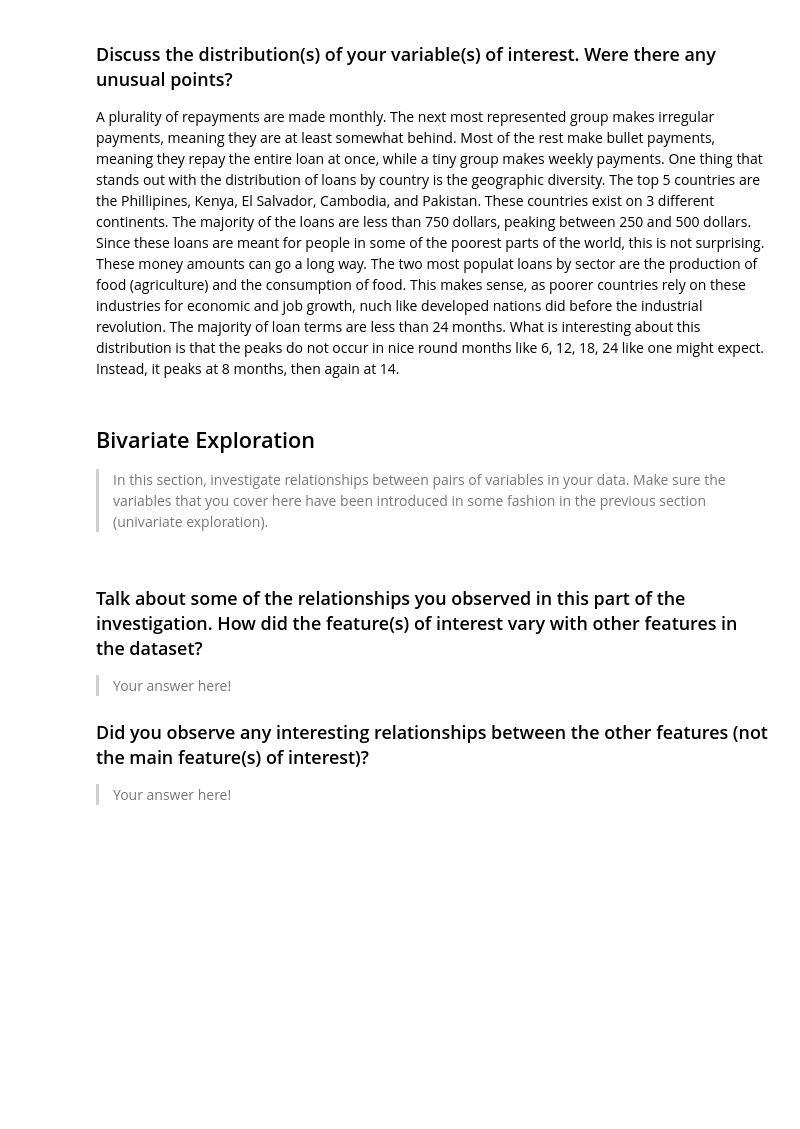
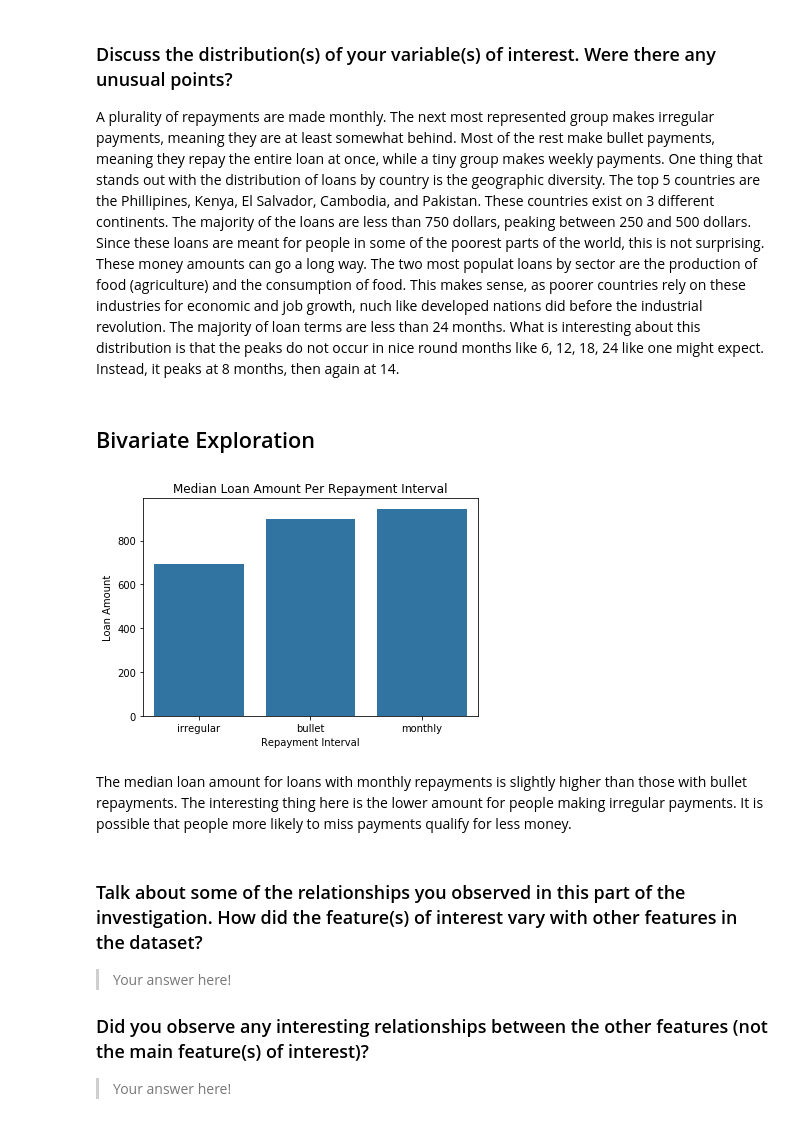
Before and after one commit to ChristopherSJames/kiva_repayment_analysis, a Jupyter notebook: kiva_repayment_analysis.ipynb, the cells around one changed output. Cells and saved outputs as stored; diff of their text form; code cells hidden in the pictures; blank space fills up the shorter version.

Commit message:
Bivariate 1

```diff
--- a/kiva_repayment_analysis.ipynb
+++ b/kiva_repayment_analysis.ipynb
@@ -26,8 +26,9 @@ def df_sample(dataframe, samp_size):
     samples = np.random.choice(dataframe.shape[0], samp_size, replace = False)
     return dataframe.loc[samples,:]
 # %%
-# Read csv file into dataframe.
-df = pd.read_csv('kiva_loans_master.csv')
+# Read csv file into dataframe. Make copy for analysis.
+df_original = pd.read_csv('kiva_loans_master.csv')
+df = df_original.copy()
 # %%
 df.head()
 # %% [output]
@@ -91,3 +107,6 @@ A plurality of repayments are made monthly. The next most represented group make
+# %%
+# Remove rows that have a value of 'weekly' in the repyment_interval column.
+df = df.query('repayment_interval != "weekly"')
 # %% [markdown]
 ### Distribution of Loans by Country (Min. 500)
 # %%
@@ -164,12 +184,21 @@ The majority of loan terms are less than 24 months. What is interesting about th
 A plurality of repayments are made monthly. The next most represented group makes irregular payments, meaning they are at least somewhat behind. Most of the rest make bullet payments, meaning they repay the entire loan at once, while a tiny group makes weekly payments. One thing that stands out with the distribution of loans by country is the geographic diversity. The top 5 countries are the Phillipines, Kenya, El Salvador, Cambodia, and Pakistan. These countries exist on 3 different continents.
 The majority of the loans are less than 750 dollars, peaking between 250 and 500 dollars. Since these loans are meant for people in some of the poorest parts of the world, this is not surprising. These money amounts can go a long way.
 The two most populat loans by sector are the production of food (agriculture) and the consumption of food. This makes sense, as poorer countries rely on these industries for economic and job growth, nuch like developed nations did before the industrial revolution. The majority of loan terms are less than 24 months. What is interesting about this distribution is that the peaks do not occur in nice round months like 6, 12, 18, 24 like one might expect. Instead, it peaks at 8 months, then again at 14.
-# %% [markdown]
-## Bivariate Exploration
-
-> In this section, investigate relationships between pairs of variables in your
-data. Make sure the variables that you cover here have been introduced in some
-fashion in the previous section (univariate exploration).
+# %% [markdown]
+## Bivariate Exploration
+# %%
+# Set base color for sb plots.
+base_color = sb.color_palette()[0]
+# %%
+# Median Loan Amount Per Repayment Interval
+loan_repay = sb.barplot(data = df, x = 'repayment_interval', y = 'loan_amount', ci = None, color = base_color)
+loan_repay.set_title('Median Loan Amount Per Repayment Interval')
+loan_repay.set_ylabel('Loan Amount')
+loan_repay.set_xlabel('Repayment Interval');
+# %% [output]
+[figure, added]
+# %% [markdown]
+The median loan amount for loans with monthly repayments is slightly higher than those with bullet repayments. The interesting thing here is the lower amount for people making irregular payments. It is possible that people more likely to miss payments qualify for less money.
 # %% [markdown]
 ### Talk about some of the relationships you observed in this part of the investigation. How did the feature(s) of interest vary with other features in the dataset?
 
```
Also changed, not shown: parts of 5 cells of this notebook.
